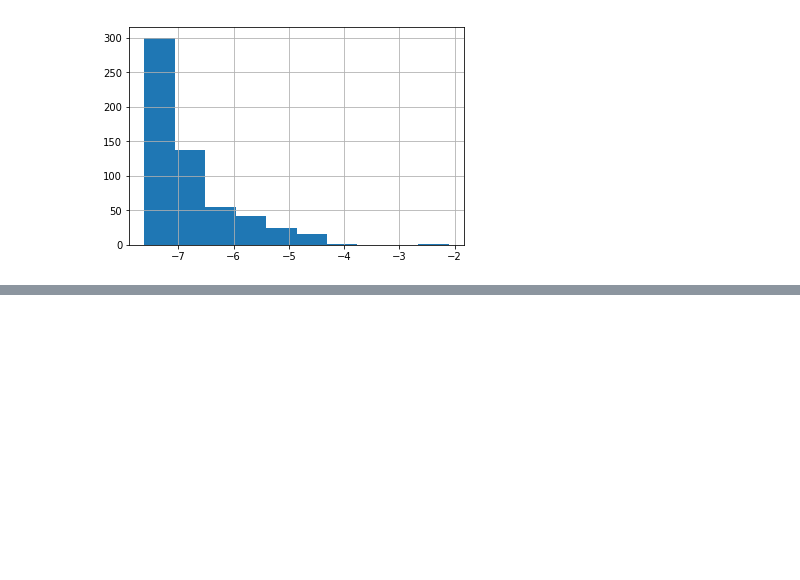
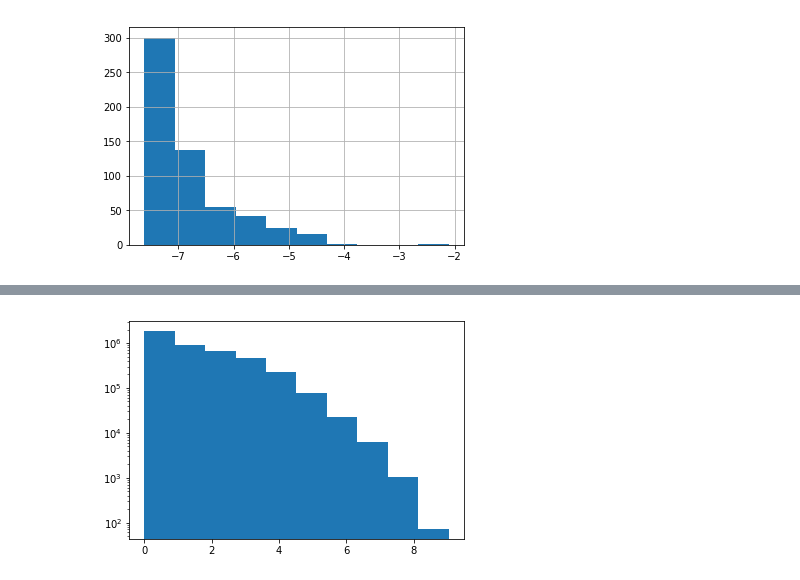
Before and after one commit to songlin-qing/GithubNetworkAnalysis, a Jupyter notebook: snap-2.7/github_snap.ipynb, the cells around one changed output, grey strips where cells are left out. Saved outputs shown, nothing was run; the diff lists cells and outputs as text; code cells hidden in the pictures; blank space fills up the shorter version.

```diff
--- a/snap-2.7/github_snap.ipynb
+++ b/snap-2.7/github_snap.ipynb
@@ -358,0 +375,6 @@ b['weight'].hist()
+# %%
+with open('./project_authors_2016_q1.pickle', 'wb') as picklefile:
+    pickle.dump(project_authors_2016_q1, picklefile)
+# %%
+with open('./project_authors_2016_q1.pickle', 'rb') as picklefile:
+    project_authors = pickle.load(picklefile)
@@ -358,0 +553,8 @@ b['weight'].hist()
+# %%
+with open('weight2.pickle', 'rb') as picklefile:
+    weights2 = pickle.load(picklefile)
+    weights2.sort(cmp=lambda x, y: cmp(x[1], y[1]), reverse=True)
+    weights2[:10]
+    plt.hist([w for edge,w in weights2], log=True)
+# %% [output]
+[figure, added]
```
Also changed, not shown: parts of 26 cells of this notebook, 8 other files.
